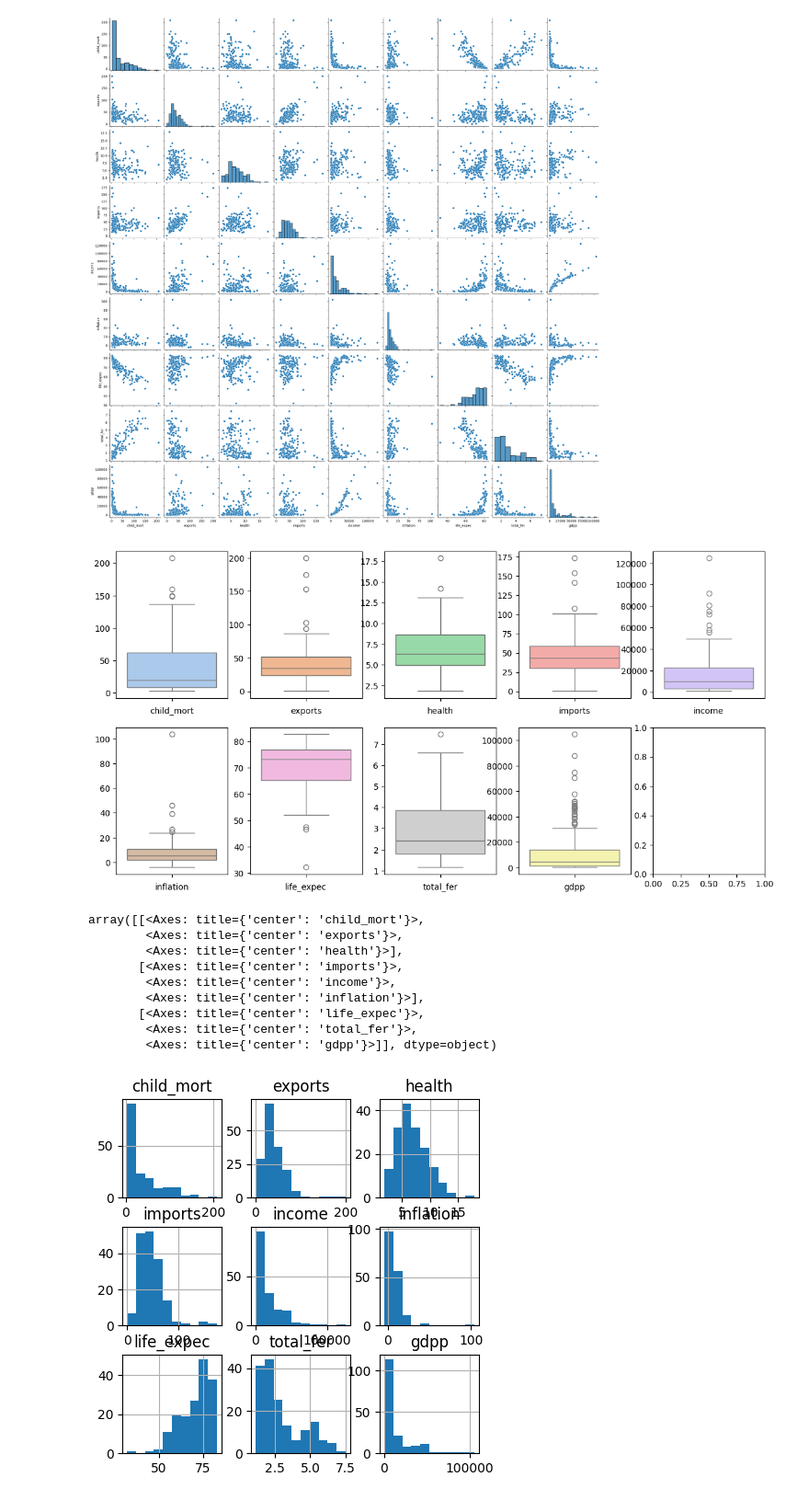
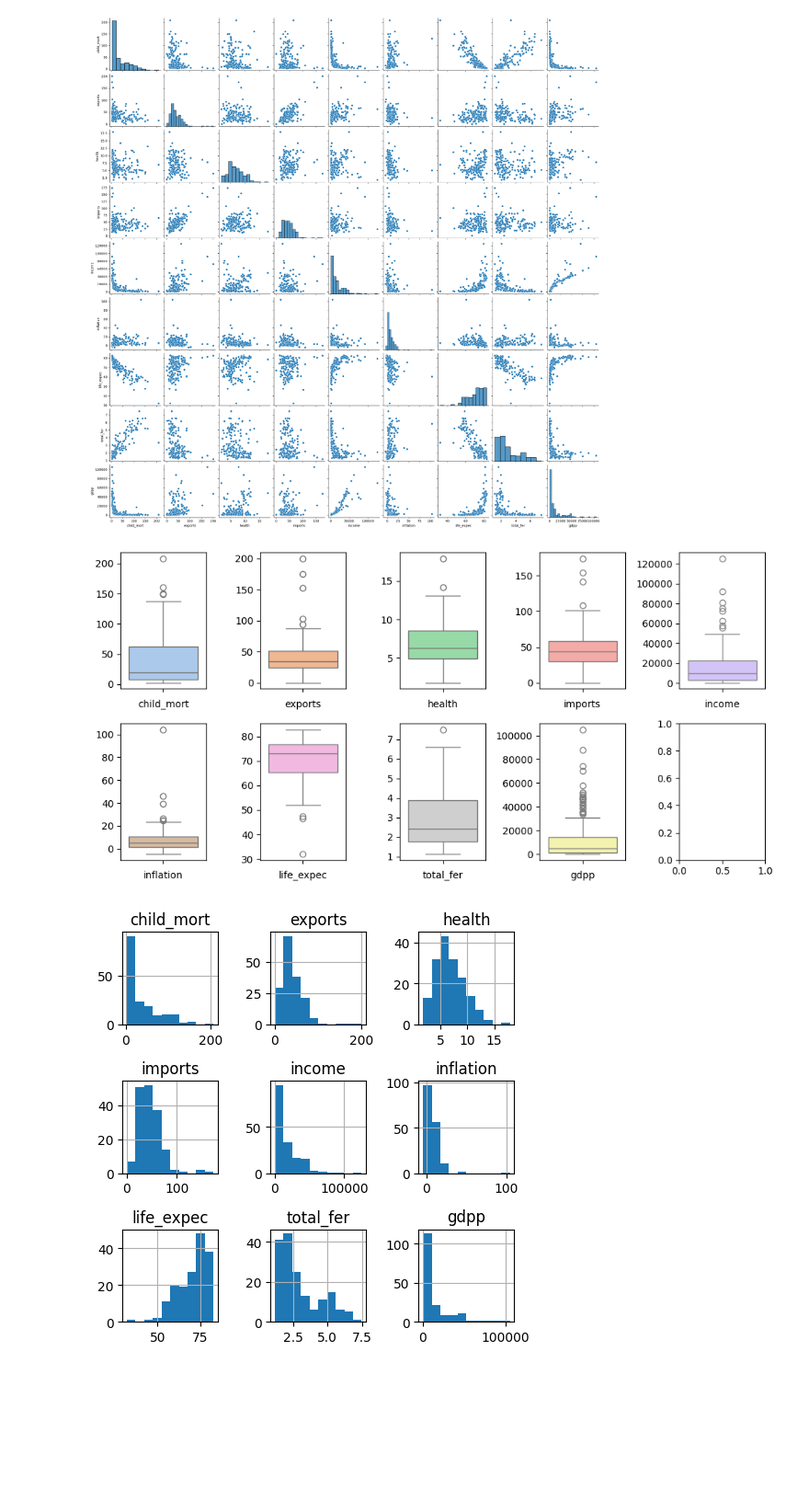
Before and after one commit to Dhonrian/pos_ifnet, a Jupyter notebook: 25E4_2/clusterizacao.ipynb, the cells around one changed output. Shown at 92% size. Drawn from its saved outputs; the diff is of its cells as text; code cells hidden in the pictures; blank space fills up the shorter version.

```diff
--- a/25E4_2/clusterizacao.ipynb
+++ b/25E4_2/clusterizacao.ipynb
@@ -73,7 +74,7 @@ sns.pairplot(df)
 <seaborn.axisgrid.PairGrid at 0x...>
 [figure]
 # %%
-fig, ax = plt.subplots(2, 5, figsize=(14, 7))
+fig, ax = plt.subplots(2, 5, figsize=(10, 5))
 colors = sns.color_palette('pastel')
 
 for i, column in enumerate(df.columns):
@@ -81,22 +82,15 @@ for i, column in enumerate(df.columns):
     ax.flatten()[i].set_ylabel("")
     ax.flatten()[i].set_xlabel(column)
 
+plt.tight_layout()
 plt.show()
 # %% [output]
-[figure, old version]
+[figure, new version]
 # %%
 df.hist(figsize=(5,5))
+plt.tight_layout()
 # %% [output]
-array([[<Axes: title={'center': 'child_mort'}>,
-        <Axes: title={'center': 'exports'}>,
-        <Axes: title={'center': 'health'}>],
-       [<Axes: title={'center': 'imports'}>,
-        <Axes: title={'center': 'income'}>,
-        <Axes: title={'center': 'inflation'}>],
-       [<Axes: title={'center': 'life_expec'}>,
-        <Axes: title={'center': 'total_fer'}>,
-        <Axes: title={'center': 'gdpp'}>]], dtype=object)
-[figure, old version]
+[figure, new version]
 # %%
 scaler = StandardScaler()
 X = scaler.fit_transform(df)
```
Also changed, not shown: parts of 20 cells of this notebook.
